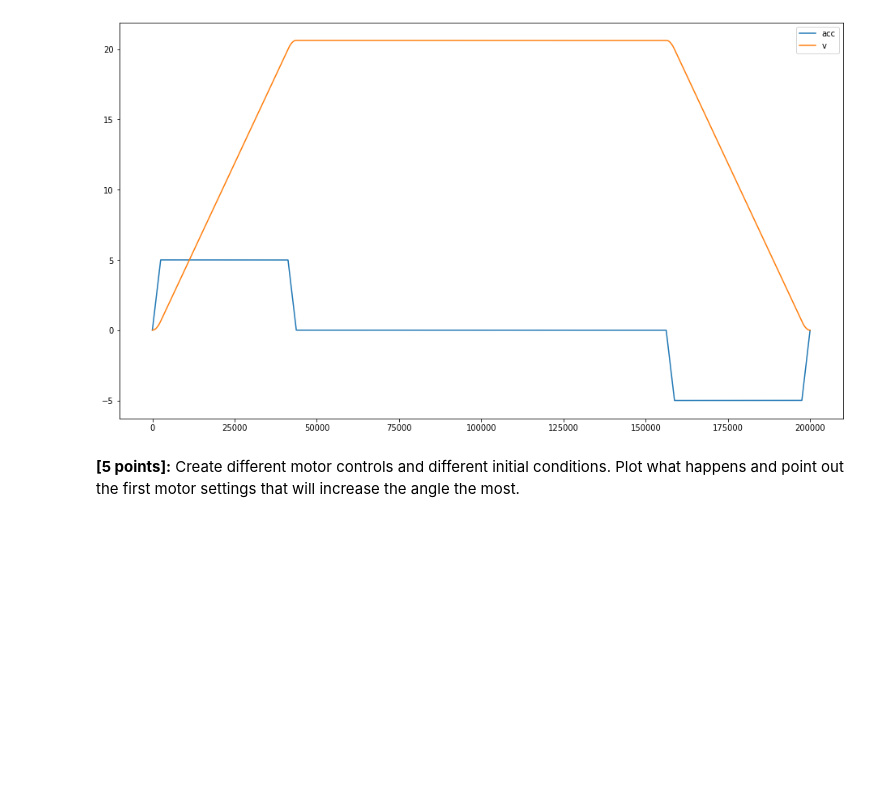
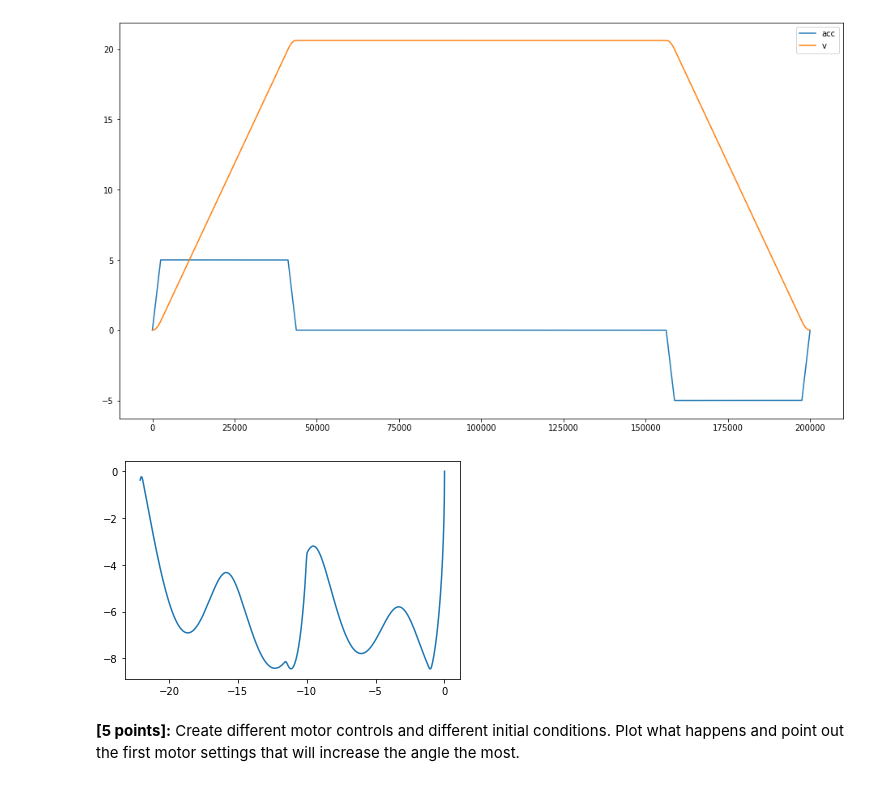
Before and after one commit to mitsyprada/Pendulum-project, a Jupyter notebook: Smart_Systems_Lab_1_answers.ipynb, the cells around one changed output. Cells and saved outputs as stored; diff of their text form; code cells hidden in the pictures; blank space fills up the shorter version.

```diff
--- a/Smart_Systems_Lab_1_answers.ipynb
+++ b/Smart_Systems_Lab_1_answers.ipynb
@@ -392,6 +389,10 @@ def state_with_motor(t):
 # %%
 t = 5
 theta_sum, theta_dot_sum = state_with_motor(t)
+plt.plot(theta_sum, theta_dot_sum)
+plt.show()
+# %% [output]
+[figure, added]
 # %% [markdown]
 **[5 points]:** Create different motor controls and different initial conditions.
 Plot what happens and point out the first motor settings that will increase the angle the most.
```
Also changed, not shown: parts of 15 cells of this notebook.
